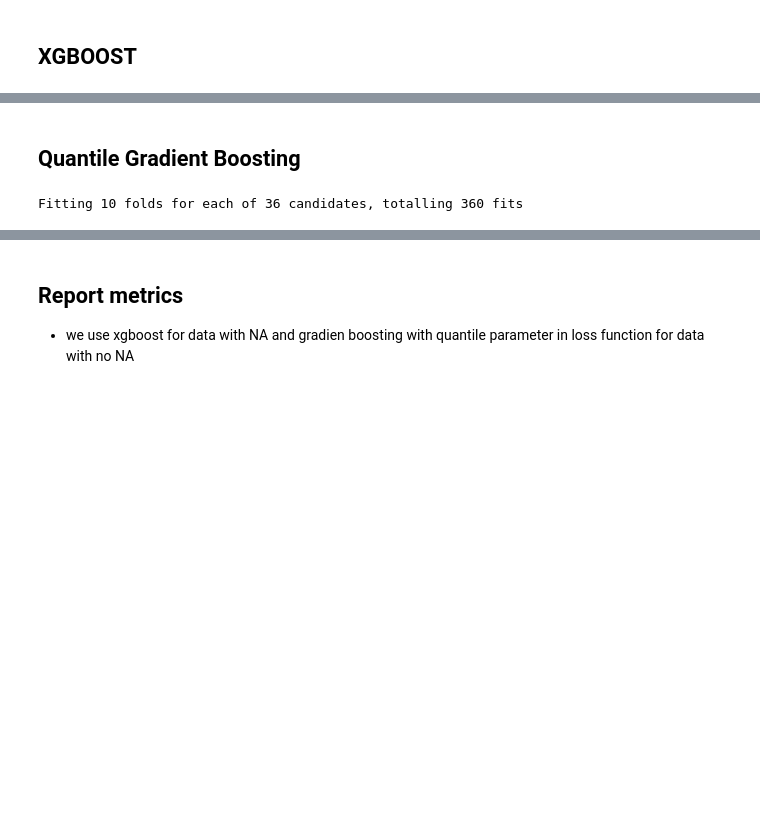
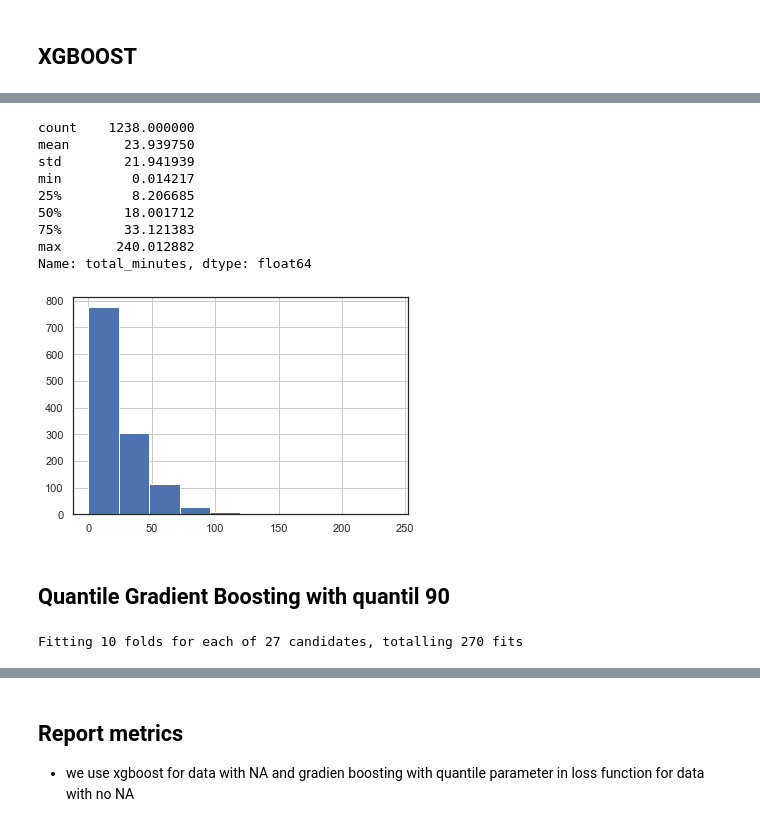
Before and after one commit to iair/cornershop_test, a Jupyter notebook: notebooks/prototypes/training.ipynb, the cells around one changed output, grey strips where cells are left out. Saved outputs shown, nothing was run; the diff lists cells and outputs as text; code cells hidden in the pictures; blank space fills up the shorter version.

```diff
--- a/notebooks/prototypes/training.ipynb
+++ b/notebooks/prototypes/training.ipynb
@@ -152,3 +187,20 @@ error.hist();
+# %%
+# for me it is a big problem when my estimate is less than the real time, that is, when the subtraction of predicted with actual arrival time is negative
+error = (y_pred-y_test)
+# only the error of late arrivals
+print(abs(error[error<0]).describe())
+abs(error[error<0]).hist();
+# %% [output]
+count    1238.000000
+mean       23.939750
+std        21.941939
+min         0.014217
+25%         8.206685
+50%        18.001712
+75%        33.121383
+max       240.012882
+Name: total_minutes, dtype: float64
+[figure, added]
 # %%
 X_test_na = X_test[X_test.isna().any(axis=1)]
 y_pred_na = model_xgb.predict(X_test_na)
@@ -158,7 +210,7 @@ file_name = "processed/xgb_reg.pkl"
 # saven the model
 pickle.dump(model_xgb, open(file_name, "wb"))
 # %% [markdown]
-## Quantile Gradient Boosting
+## Quantile Gradient Boosting with quantil 90
 # %%
 X_train_nona = X_train[~X_train.isna().any(axis=1)]
 y_train_nona = y_train[X_train_nona .index]
@@ -173,18 +225,18 @@ gbr_params = dict(
     min_samples_split=0.01,
 )
 # %%
-reg = GradientBoostingRegressor(loss="quantile", alpha=0.5,
+reg = GradientBoostingRegressor(loss="quantile", alpha=0.90,
                                 min_samples_leaf=0.01,
                                 min_samples_split=0.01)
 # grid search
-n_estimators = [50, 100, 150]
+n_estimators = [50, 150, 150]
 max_depth = [2, 3, 4]
-learning_rate = [0.05,0.1,0.3,0.5]
+learning_rate = [0.05,0.1,0.3]
 param_grid = dict(max_depth=max_depth, n_estimators=n_estimators, learning_rate= learning_rate)
 grid_search = GridSearchCV(reg, param_grid, scoring="neg_mean_absolute_error", cv= 10, n_jobs=2, verbose=1)
 grid_result = grid_search.fit(X_train_nona.values, y_train_nona.values)
 # %% [output]
-Fitting 10 folds for each of 36 candidates, totalling 360 fits
+Fitting 10 folds for each of 27 candidates, totalling 270 fits
 # %%
 # summarize results
 print("Best: %f using %s" % (grid_result.best_score_, grid_result.best_params_))
```
Also changed, not shown: parts of 16 cells of this notebook, 11 other files.
